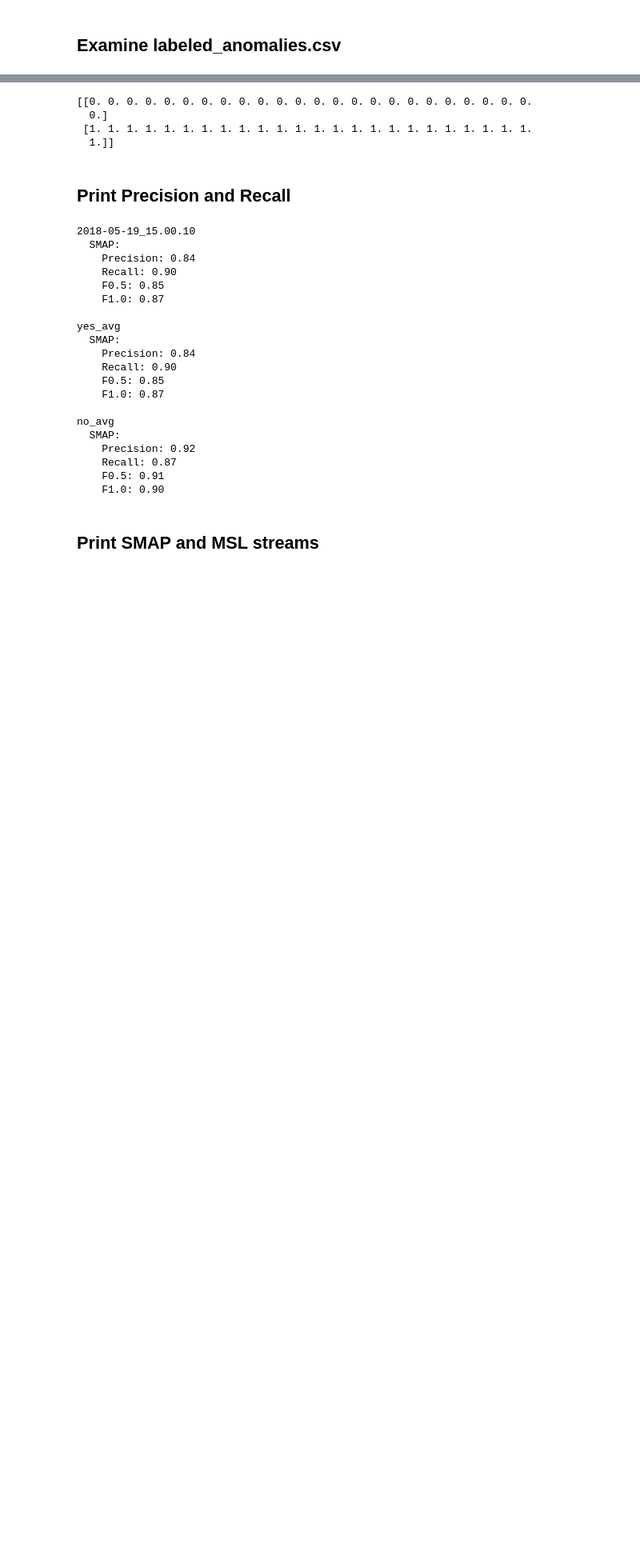
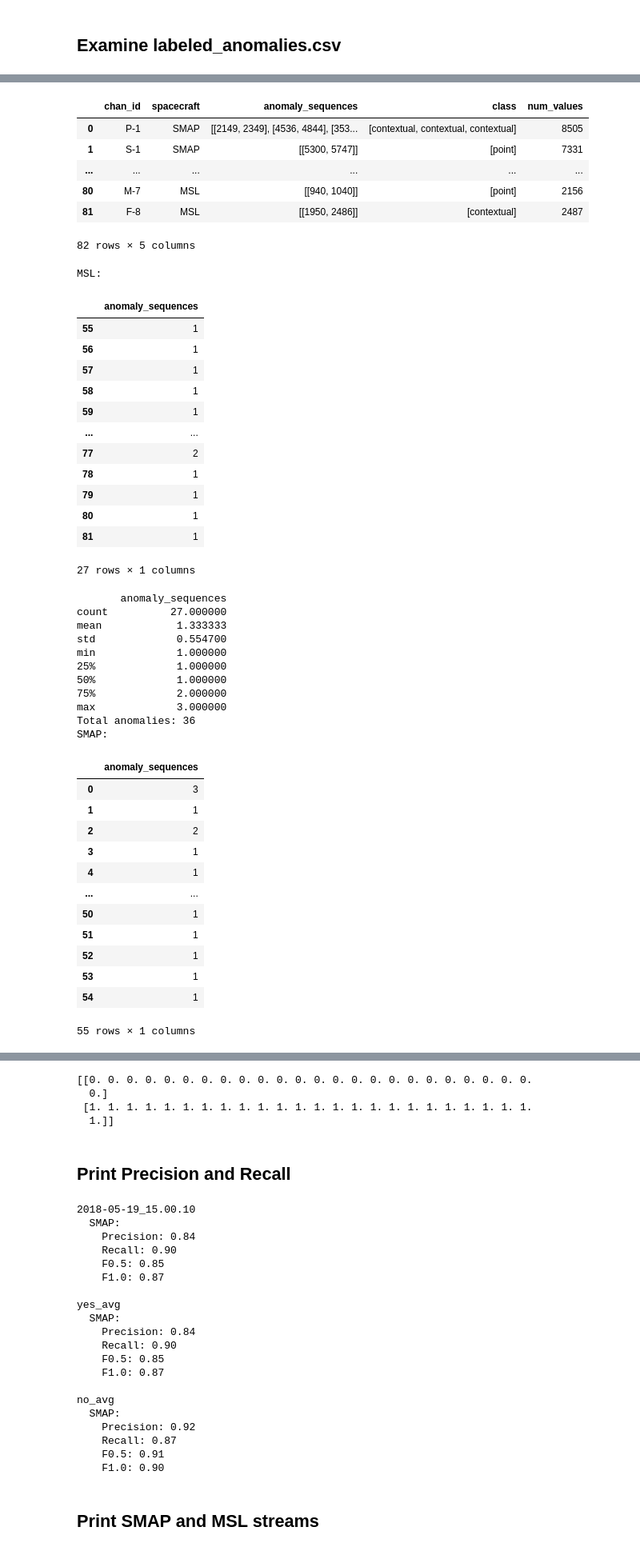
Before and after one commit to yyexela/telemanom, a Jupyter notebook: telemanom/result-viewer.ipynb, the cells around one changed output, grey strips where cells are left out. Shown at 80% size. Drawn from its saved outputs; the diff is of its cells as text; code cells hidden in the pictures; blank space fills up the shorter version.

```diff
--- a/telemanom/result-viewer.ipynb
+++ b/telemanom/result-viewer.ipynb
@@ -70,0 +38,71 @@ Index(['chan_id', 'spacecraft', 'anomaly_sequences', 'class', 'num_values'], dty
+# %%
+def convert_str_to_list(indices):
+    # Make the list like "[[a, b], [c, d]]" as ["a", "b", "c", "d"]
+    indices = indices.replace(']', '').replace('[', '').split(', ')
+    # Convert the list of strings to a list of ints
+    indices = [int(i) for i in indices]
+    out_list = []
+    for i in range(0, len(indices), 2):
+        out_list.append([indices[i],indices[i+1]])
+    return out_list
+
+with pd.option_context('display.max_rows', 4):
+    la_file = "../labeled_anomalies.csv"
+    values = pd.read_csv(la_file)
+    # Show full table
+    display(values)
+with pd.option_context('display.max_rows', 10):
+    # Get number of anomalies statistics
+    for sc in ['MSL', 'SMAP']:
+        print(f"{sc}:")
+        anom = values[values['spacecraft'] == sc].loc[:,['anomaly_sequences']]
+        anom = anom.map(lambda x: len(convert_str_to_list(x)))
+        display(anom)
+        print(anom.describe())
+        print(f"Total anomalies: {np.sum(anom.to_numpy())}")
+# %% [output]
+|  | chan_id | spacecraft | anomaly_sequences | class | num_values |
+| 0 | P-1 | SMAP | [[2149, 2349], [4536, 4844], [353... | [contextual, contextual, contextual] | 8505 |
+| 1 | S-1 | SMAP | [[5300, 5747]] | [point] | 7331 |
+| ... | ... | ... | ... | ... | ... |
+| 80 | M-7 | MSL | [[940, 1040]] | [point] | 2156 |
+| 81 | F-8 | MSL | [[1950, 2486]] | [contextual] | 2487 |
+82 rows × 5 columns
+MSL:
+|  | anomaly_sequences |
+| 55 | 1 |
+| 56 | 1 |
+| 57 | 1 |
+| 58 | 1 |
+| 59 | 1 |
+| ... | ... |
+| 77 | 2 |
+| 78 | 1 |
+| 79 | 1 |
+| 80 | 1 |
+| 81 | 1 |
+27 rows × 1 columns
+       anomaly_sequences
+count          27.000000
+mean            1.333333
+std             0.554700
+min             1.000000
+25%             1.000000
+50%             1.000000
+75%             2.000000
+max             3.000000
+Total anomalies: 36
+SMAP:
+|  | anomaly_sequences |
+| 0 | 3 |
+| 1 | 1 |
+| 2 | 2 |
+| 3 | 1 |
+| 4 | 1 |
+| ... | ... |
+| 50 | 1 |
+| 51 | 1 |
+| 52 | 1 |
+| 53 | 1 |
+| 54 | 1 |
+55 rows × 1 columns
```
Also changed, not shown: parts of 9 cells of this notebook, 20 other files.
